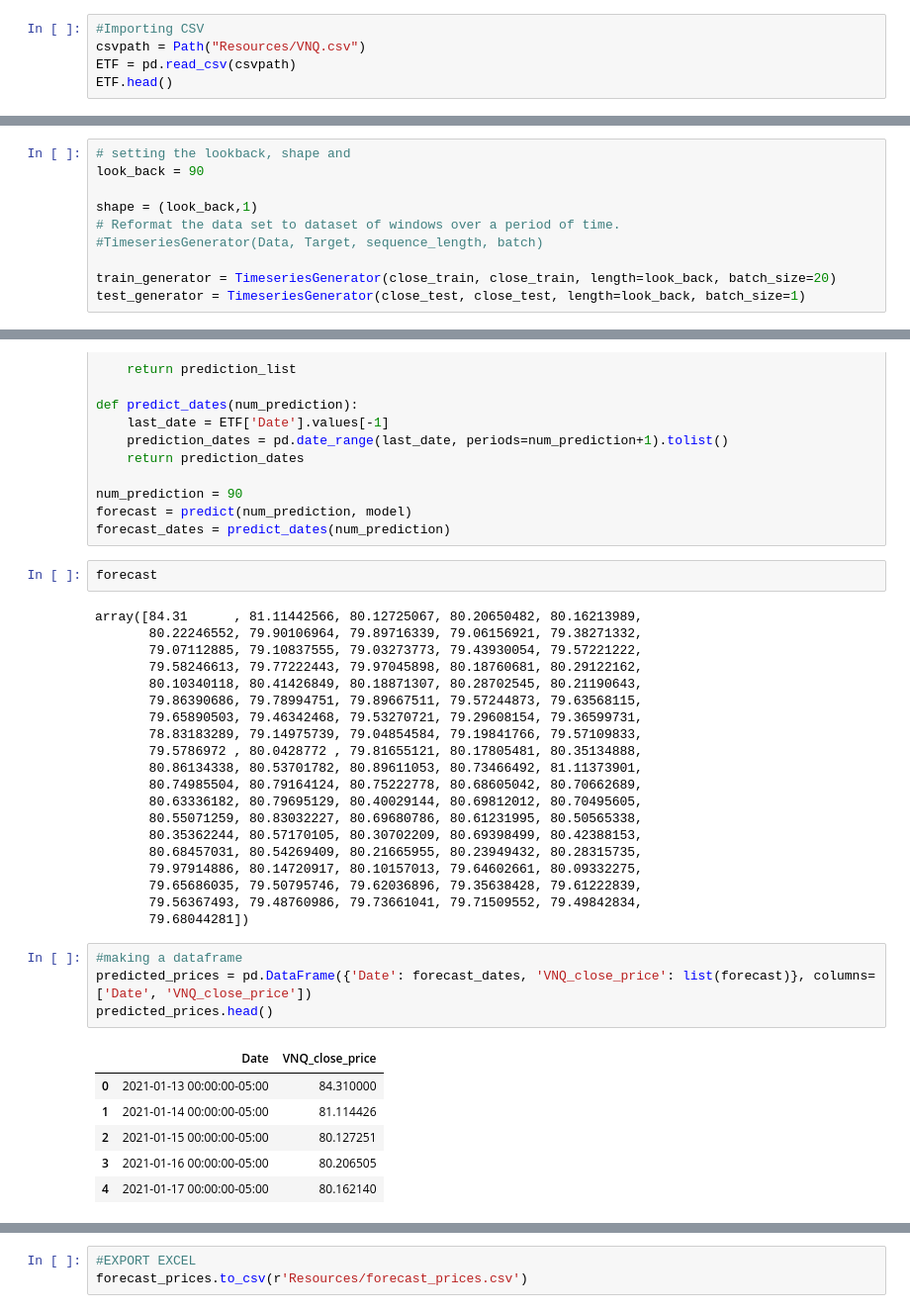
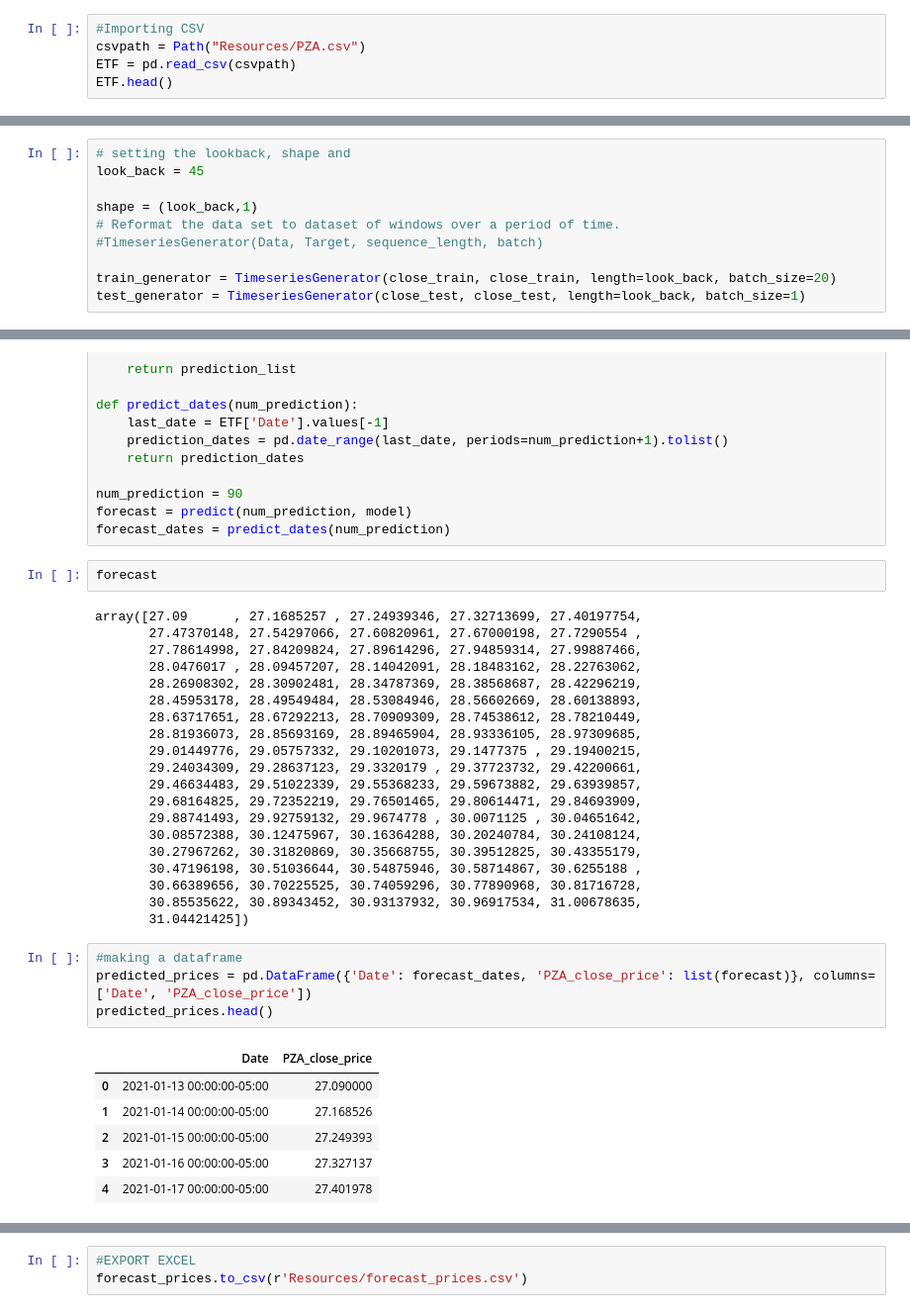
Before and after one commit to ummearusha/Insuring_Insurance_Payments, a Jupyter notebook: price_predictor_jb.ipynb, the cells around one changed output, grey strips where cells are left out. Shown: that part at 99% size. Drawn from its saved outputs; the diff is of its cells as text.

```diff
--- a/price_predictor_jb.ipynb
+++ b/price_predictor_jb.ipynb
@@ -20,7 +20,7 @@ from pathlib import Path
 import plotly.graph_objs as go
 # %%
 #Importing CSV
-csvpath = Path("Resources/VNQ.csv")
+csvpath = Path("Resources/PZA.csv")
 ETF = pd.read_csv(csvpath)
 ETF.head()
 # %% [output]
@@ -78,7 +78,7 @@ print(len(close_test))
 733
 # %%
 # setting the lookback, shape and
-look_back = 90
+look_back = 45
 
 shape = (look_back,1)
 # Reformat the data set to dataset of windows over a period of time.
@@ -209,35 +209,35 @@ forecast_dates = predict_dates(num_prediction)
 # %%
 forecast
 # %% [output]
-array([84.31      , 81.11442566, 80.12725067, 80.20650482, 80.16213989,
-       80.22246552, 79.90106964, 79.89716339, 79.06156921, 79.38271332,
-       79.07112885, 79.10837555, 79.03273773, 79.43930054, 79.57221222,
-       79.58246613, 79.77222443, 79.97045898, 80.18760681, 80.29122162,
-       80.10340118, 80.41426849, 80.18871307, 80.28702545, 80.21190643,
-       79.86390686, 79.78994751, 79.89667511, 79.57244873, 79.63568115,
-       79.65890503, 79.46342468, 79.53270721, 79.29608154, 79.36599731,
-       78.83183289, 79.14975739, 79.04854584, 79.19841766, 79.57109833,
-       79.5786972 , 80.0428772 , 79.81655121, 80.17805481, 80.35134888,
-       80.86134338, 80.53701782, 80.89611053, 80.73466492, 81.11373901,
-       80.74985504, 80.79164124, 80.75222778, 80.68605042, 80.70662689,
-       80.63336182, 80.79695129, 80.40029144, 80.69812012, 80.70495605,
-       80.55071259, 80.83032227, 80.69680786, 80.61231995, 80.50565338,
-       80.35362244, 80.57170105, 80.30702209, 80.69398499, 80.42388153,
-       80.68457031, 80.54269409, 80.21665955, 80.23949432, 80.28315735,
-       79.97914886, 80.14720917, 80.10157013, 79.64602661, 80.09332275,
-       79.65686035, 79.50795746, 79.62036896, 79.35638428, 79.61222839,
-       79.56367493, 79.48760986, 79.73661041, 79.71509552, 79.49842834,
-       79.68044281])
+array([27.09      , 27.1685257 , 27.24939346, 27.32713699, 27.40197754,
+       27.47370148, 27.54297066, 27.60820961, 27.67000198, 27.7290554 ,
+       27.78614998, 27.84209824, 27.89614296, 27.94859314, 27.99887466,
+       28.0476017 , 28.09457207, 28.14042091, 28.18483162, 28.22763062,
+       28.26908302, 28.30902481, 28.34787369, 28.38568687, 28.42296219,
+       28.45953178, 28.49549484, 28.53084946, 28.56602669, 28.60138893,
+       28.63717651, 28.67292213, 28.70909309, 28.74538612, 28.78210449,
+       28.81936073, 28.85693169, 28.89465904, 28.93336105, 28.97309685,
+       29.01449776, 29.05757332, 29.10201073, 29.1477375 , 29.19400215,
+       29.24034309, 29.28637123, 29.3320179 , 29.37723732, 29.42200661,
+       29.46634483, 29.51022339, 29.55368233, 29.59673882, 29.63939857,
+       29.68164825, 29.72352219, 29.76501465, 29.80614471, 29.84693909,
+       29.88741493, 29.92759132, 29.9674778 , 30.0071125 , 30.04651642,
+       30.08572388, 30.12475967, 30.16364288, 30.20240784, 30.24108124,
+       30.27967262, 30.31820869, 30.35668755, 30.39512825, 30.43355179,
+       30.47196198, 30.51036644, 30.54875946, 30.58714867, 30.6255188 ,
+       30.66389656, 30.70225525, 30.74059296, 30.77890968, 30.81716728,
+       30.85535622, 30.89343452, 30.93137932, 30.96917534, 31.00678635,
+       31.04421425])
 # %%
 #making a dataframe
-predicted_prices = pd.DataFrame({'Date': forecast_dates, 'VNQ_close_price': list(forecast)}, columns=['Date', 'VNQ_close_price'])
+predicted_prices = pd.DataFrame({'Date': forecast_dates, 'PZA_close_price': list(forecast)}, columns=['Date', 'PZA_close_price'])
 predicted_prices.head()
 # %% [output]
-|  | Date | VNQ_close_price |
-| 0 | 2021-01-13 00:00:00-05:00 | 84.310000 |
-| 1 | 2021-01-14 00:00:00-05:00 | 81.114426 |
-| 2 | 2021-01-15 00:00:00-05:00 | 80.127251 |
-| 3 | 2021-01-16 00:00:00-05:00 | 80.206505 |
-| 4 | 2021-01-17 00:00:00-05:00 | 80.162140 |
+|  | Date | PZA_close_price |
+| 0 | 2021-01-13 00:00:00-05:00 | 27.090000 |
+| 1 | 2021-01-14 00:00:00-05:00 | 27.168526 |
+| 2 | 2021-01-15 00:00:00-05:00 | 27.249393 |
+| 3 | 2021-01-16 00:00:00-05:00 | 27.327137 |
+| 4 | 2021-01-17 00:00:00-05:00 | 27.401978 |
 # %%
 #export to excel
```
Also changed, not shown: parts of 8 cells of this notebook, 2 other files.
